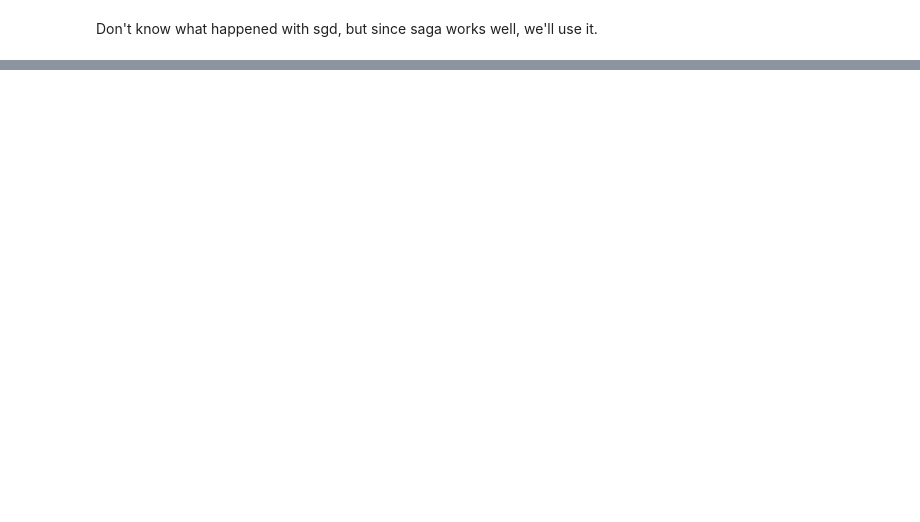
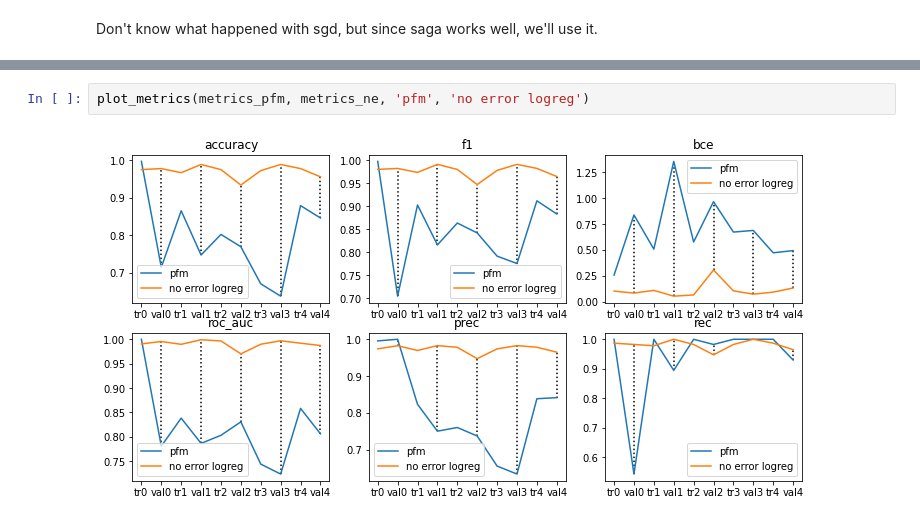
Before and after one commit to arseniybelkov/ml_vorontsov, a Jupyter notebook: task11/task11.ipynb, the cells around one changed output, grey strips where cells are left out. Drawn from its saved outputs; the diff is of its cells as text; blank space fills up the shorter version.

```diff
--- a/task11/task11.ipynb
+++ b/task11/task11.ipynb
@@ -658,0 +811,4 @@ Don't know what happened with sgd, but since saga works well, we'll use it.
+# %%
+plot_metrics(metrics_pfm, metrics_ne, 'pfm', 'no error logreg')
+# %% [output]
+[figure, added]
```
Also changed, not shown: parts of 34 cells of this notebook.
